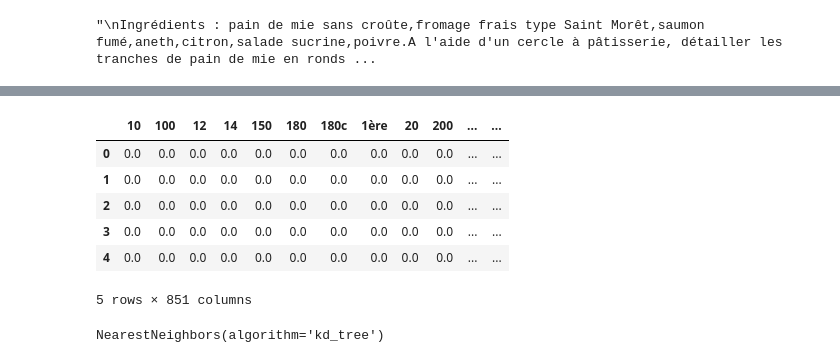
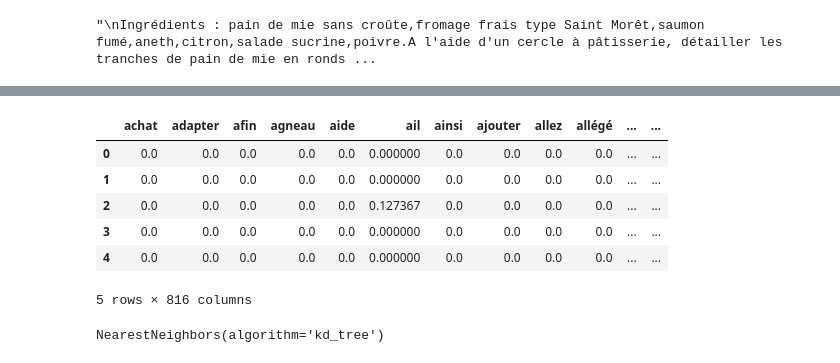
Before and after one commit to maximematerno/sandwich_recommender_marmiton, a Jupyter notebook: notebooks/Sandwich_Recommender_Marmiton.ipynb, the cells around one changed output, grey strips where cells are left out. Drawn from its saved outputs; the diff is of its cells as text; code cells hidden in the pictures.

```diff
--- a/notebooks/Sandwich_Recommender_Marmiton.ipynb
+++ b/notebooks/Sandwich_Recommender_Marmiton.ipynb
@@ -114,0 +239,2 @@ df['description'][13]
+# %%
+df['tokens'] = df['description'].apply(tokenize, clean)
@@ -115,23 +313,39 @@ df['description'][13]
+# %%
+import spacy
+from spacy.tokenizer import Tokenizer
+
+nlp = spacy.load('fr_core_news_md')
+
+tokenizer = Tokenizer(nlp.vocab)
+tokens = []
+
+for doc in tokenizer.pipe(df['description'], batch_size=500):
+    doc_tokens =[token.lemma_ for token in doc if (token.is_stop != True) and (token.is_punct != True)]
+    tokens.append(doc_tokens)
+
+df['tokens'] = tokens
 # %%
-# vectorize the description (transformer les mot en chiffre)
+vectorize the description (transformer les mot en chiffre)
 
 from sklearn.feature_extraction.text import TfidfVectorizer
 
 tfidf = TfidfVectorizer(stop_words='english')
 
-dtm  = tfidf.fit_transform(df['description'])
+description = df['tokens'].astype(str)
+
+dtm  = tfidf.fit_transform(description)
 
 dtm = pd.DataFrame(dtm.todense(), columns = tfidf.get_feature_names())
 
 dtm.head()
 # %% [output]
-|  | 10 | 100 | 12 | 14 | 150 | 180 | 180c | 1ère | 20 | 200 | ... | ... |
-| 0 | 0.0 | 0.0 | 0.0 | 0.0 | 0.0 | 0.0 | 0.0 | 0.0 | 0.0 | 0.0 | ... | ... |
-| 1 | 0.0 | 0.0 | 0.0 | 0.0 | 0.0 | 0.0 | 0.0 | 0.0 | 0.0 | 0.0 | ... | ... |
-| 2 | 0.0 | 0.0 | 0.0 | 0.0 | 0.0 | 0.0 | 0.0 | 0.0 | 0.0 | 0.0 | ... | ... |
-| 3 | 0.0 | 0.0 | 0.0 | 0.0 | 0.0 | 0.0 | 0.0 | 0.0 | 0.0 | 0.0 | ... | ... |
-| 4 | 0.0 | 0.0 | 0.0 | 0.0 | 0.0 | 0.0 | 0.0 | 0.0 | 0.0 | 0.0 | ... | ... |
+|  | achat | adapter | afin | agneau | aide | ail | ainsi | ajouter | allez | allégé | ... | ... |
+| 0 | 0.0 | 0.0 | 0.0 | 0.0 | 0.0 | 0.000000 | 0.0 | 0.0 | 0.0 | 0.0 | ... | ... |
+| 1 | 0.0 | 0.0 | 0.0 | 0.0 | 0.0 | 0.000000 | 0.0 | 0.0 | 0.0 | 0.0 | ... | ... |
+| 2 | 0.0 | 0.0 | 0.0 | 0.0 | 0.0 | 0.127367 | 0.0 | 0.0 | 0.0 | 0.0 | ... | ... |
+| 3 | 0.0 | 0.0 | 0.0 | 0.0 | 0.0 | 0.000000 | 0.0 | 0.0 | 0.0 | 0.0 | ... | ... |
+| 4 | 0.0 | 0.0 | 0.0 | 0.0 | 0.0 | 0.000000 | 0.0 | 0.0 | 0.0 | 0.0 | ... | ... |
-5 rows × 851 columns
+5 rows × 816 columns
 # %%
 # query Description by similarity
 
```
Also changed, not shown: parts of 15 cells of this notebook, 5 other files.
